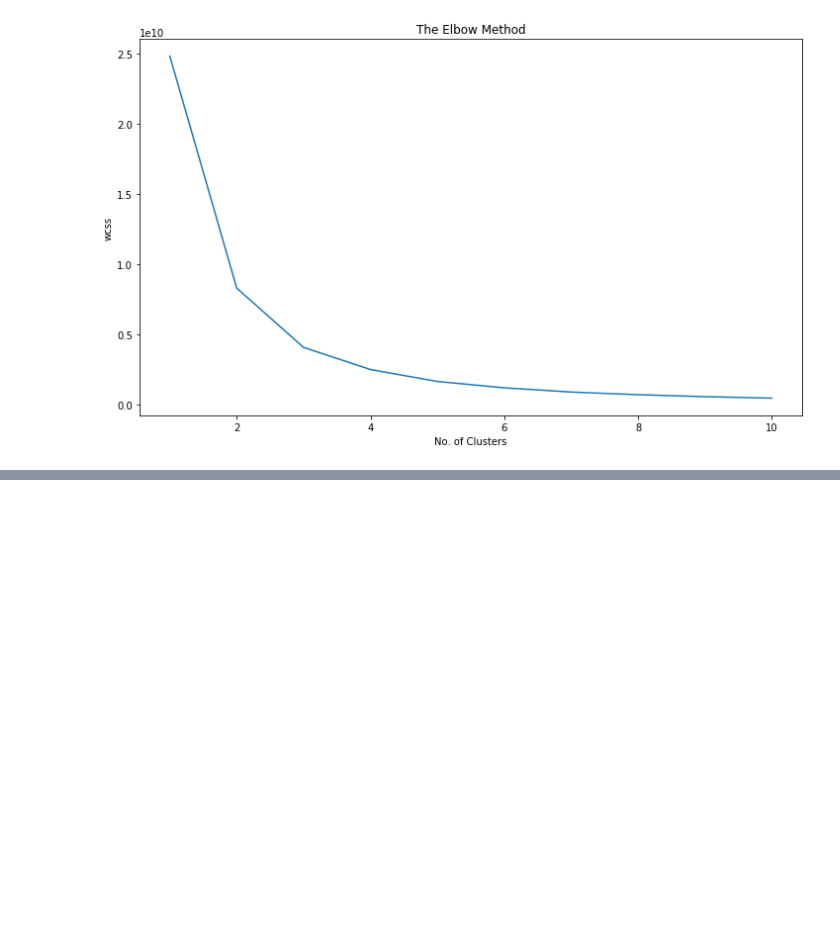
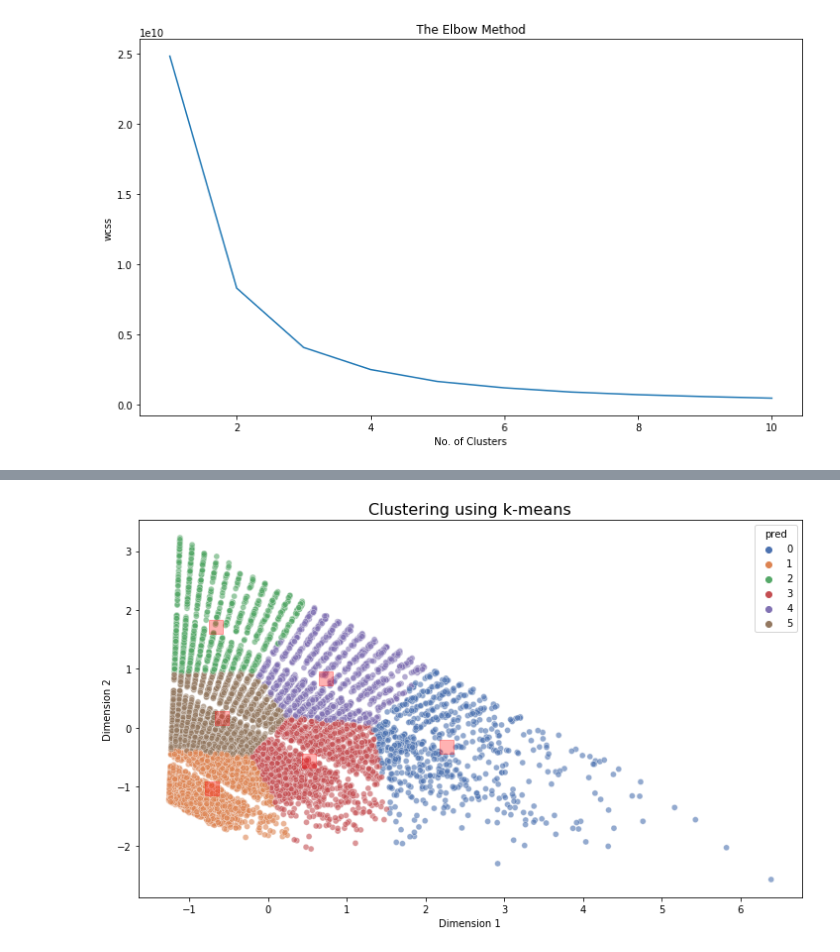
Before and after one commit to eweinhaus/SupermarketDataInsights, a Jupyter notebook: Unsupervised_Learning_Clustering.ipynb, the cells around one changed output, grey strips where cells are left out. Cells and saved outputs as stored; diff of their text form; code cells hidden in the pictures; blank space fills up the shorter version.

```diff
--- a/Unsupervised_Learning_Clustering.ipynb
+++ b/Unsupervised_Learning_Clustering.ipynb
@@ -114,0 +158,7 @@ plt.show()
+# %%
+for i in range(2, 15):
+    km = KMeans(n_clusters = i)
+    km.fit(dfNormalized)
+    label = km.labels_
+    sil_coeff = silhouette_score(df_reduced, label, metric='euclidean')
+    print("For n_clusters={}, The Silhouette Coefficient is {}".format(i, sil_coeff))
@@ -114,0 +179,13 @@ plt.show()
+# %%
+km = KMeans(n_clusters=6)
+clusters = km.fit_predict(dfNormalized)
+df_pred = pd.concat([dfNormalized, pd.DataFrame(clusters, columns=['pred'])], axis=1)
+# %%
+sns.scatterplot(x=df_pred['Dimension 1'], y=df_pred['Dimension 2'],alpha=0.6, hue=df_pred['pred'], palette="deep")
+plt.scatter(km.cluster_centers_[:,0], km.cluster_centers_[:,1], s=200 ,marker='s', c='red', alpha=0.3, label='Centroids')
+plt.xlabel('Dimension 1')
+plt.ylabel('Dimension 2')
+plt.title('Clustering using k-means', size=16)
+plt.show()
+# %% [output]
+[figure, added]
```
Also changed, not shown: parts of 9 cells of this notebook.
